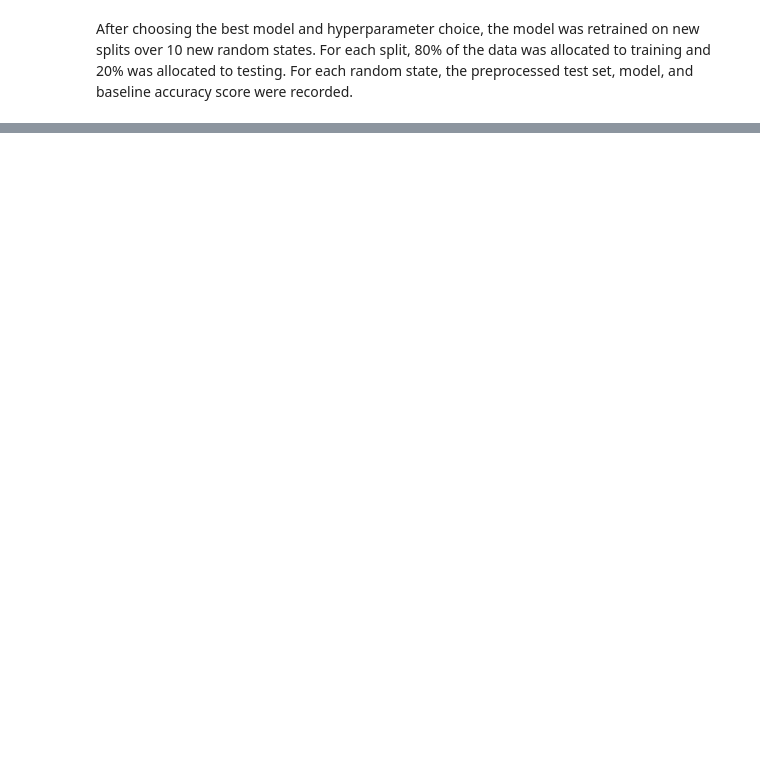
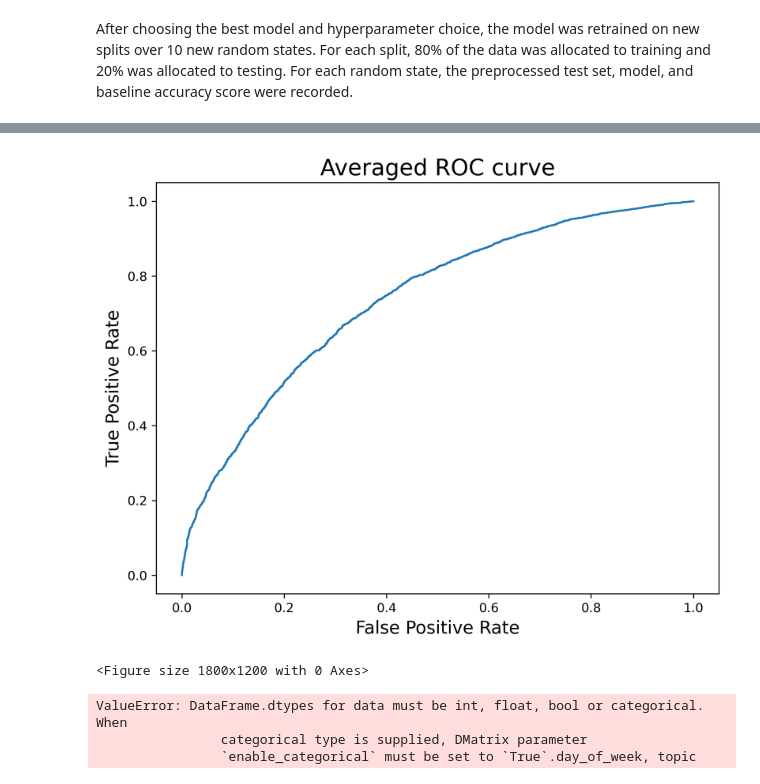
Before and after one commit to spacegoat1/news_article_popularity, a Jupyter notebook: src/8_selecting_best_model.ipynb, the cells around one changed output, grey strips where cells are left out. Drawn from its saved outputs; the diff is of its cells as text; code cells hidden in the pictures; blank space fills up the shorter version.

```diff
--- a/src/8_selecting_best_model.ipynb
+++ b/src/8_selecting_best_model.ipynb
@@ -62,0 +322,12 @@ After choosing the best model and hyperparameter choice, the model was retrained
+# %%
+plt.figure(figsize=(8, 6))
+plt.plot(fpr,tpr)
+plt.xlabel('False Positive Rate', fontsize=14)
+plt.ylabel('True Positive Rate', fontsize=14)
+plt.title('Averaged ROC curve', fontsize=18)
+plt.rcParams["figure.dpi"] = 300
+plt.show()
+plt.savefig(figures_dir + 'roc_curve.png')
+# %% [output]
+[figure, added]
+<Figure size 1800x1200 with 0 Axes>
@@ -62,0 +376,27 @@ After choosing the best model and hyperparameter choice, the model was retrained
+# %%
+dtest = xgboost.DMatrix(X_test, label=y_test)
+for train, test in tqdm(folds, total=len(folds)):
+    X_train.iloc[train,:]
+    X_train_prep = preprocessor.fit_transform(X_train)
+    X_test_prep = preprocessor.transform(X_test)
+    feature_names = list(preprocessor.named_transformers_['onehot'].get_feature_names()) + \
+                preprocessor.transformers[1][-1] + preprocessor.transformers[2][-1]
+    df_train = pd.DataFrame(data=X_train_prep, columns = feature_names)
+    df_test = pd.DataFrame(data=X_test_prep, columns = feature_names)
+
+    dtrain = xgboost.DMatrix(X_train_prep.iloc[train,:], label = y_train.iloc[train], enable_categorical=True)
+    dval = xgboost.DMatrix(X_train_prep.iloc[test,:], label = y_train.iloc[test], enable_categorical=True)
+    model = best_model
+    sets = [dtrain, dval, dtest]
+    for i,ds in enumerate(results.keys()):
+        y_preds = model.predict(sets[i])
+        labels = sets[i].get_label()
+        fpr, tpr, thresholds = roc_curve(labels, y_preds)
+        results[ds]['fpr'].append(fpr)
+        results[ds]['tpr'].append(tpr)
+        results[ds]['thresholds'].append(thresholds)
+        results[ds]['auc'].append(roc_auc_score(labels, y_preds))
+# %% [output]
+ValueError: DataFrame.dtypes for data must be int, float, bool or categorical.  When
+                categorical type is supplied, DMatrix parameter
+                `enable_categorical` must be set to `True`.day_of_week, topic
```
Also changed, not shown: parts of 18 cells of this notebook, 5 other files.
